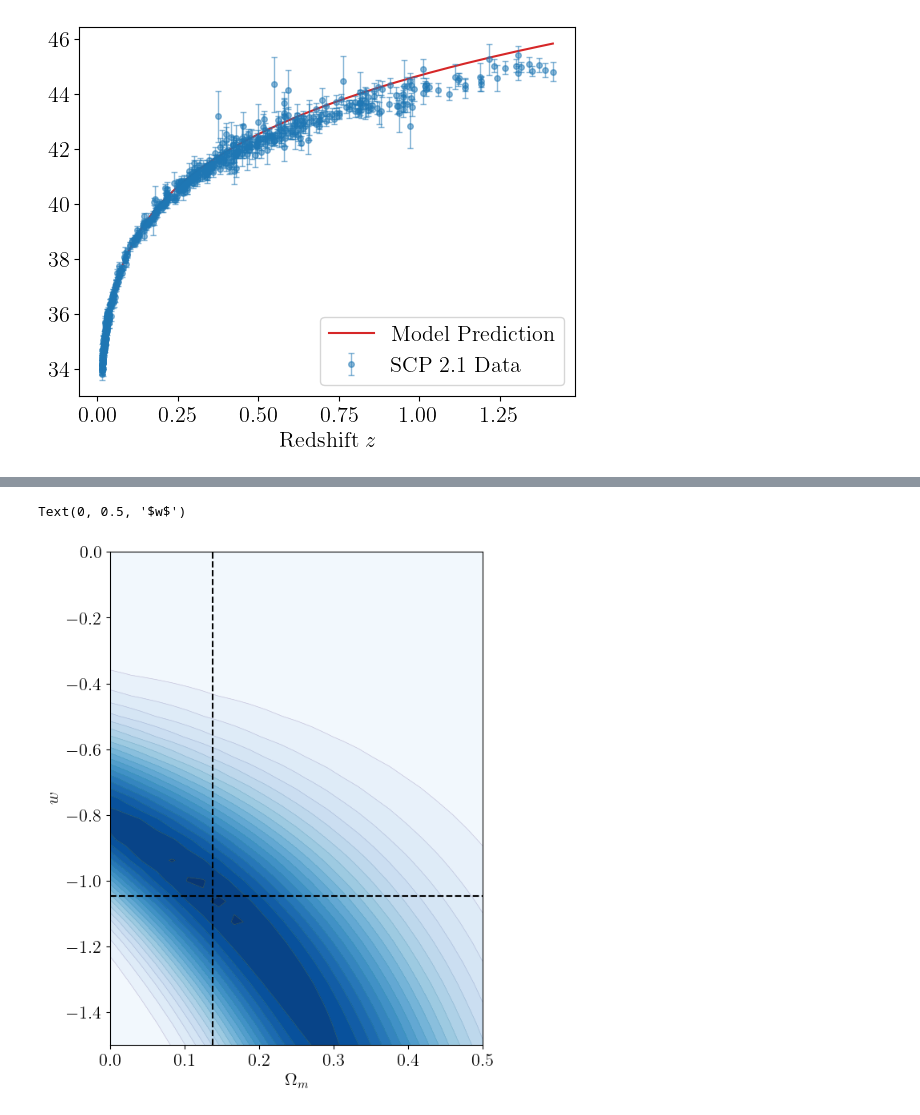
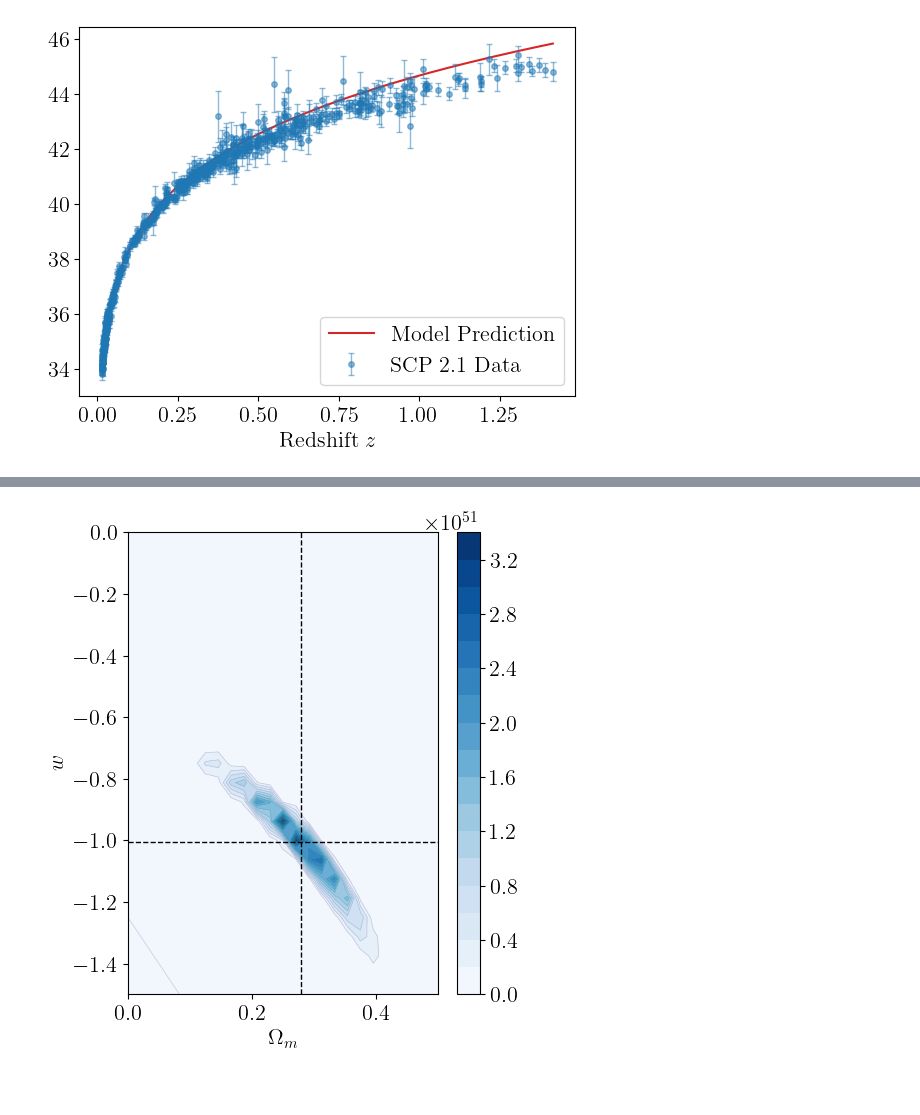
Before and after one commit to j-haralds/Advanced_sim, a Jupyter notebook: proj1_shared/proj1_2_jesper.ipynb, the cells around one changed output, grey strips where cells are left out. Drawn from its saved outputs; the diff is of its cells as text; code cells hidden in the pictures; blank space fills up the shorter version.

```diff
--- a/proj1_shared/proj1_2_jesper.ipynb
+++ b/proj1_shared/proj1_2_jesper.ipynb
@@ -133,6 +136,7 @@ def model(theta, z, H0 = 70):
     return mu
 # %%
 theta0 = [1, -1]
+theta0 = 1
 plt.plot(np.sort(z), model(theta0, np.sort(z)), color='tab:red', label='Model Prediction')
 plt.errorbar(z, df['mu'], yerr=mu_err, fmt='o', markersize=4, elinewidth=1, capsize=2, alpha=0.5, label='SCP 2.1 Data', color='tab:blue')
 plt.xlabel('Redshift $z$');
@@ -161,12 +173,27 @@ def log_likelihood(theta, z, mu, sig_mu):
+# %%
+def ml_param(theta0, z=df['z'], mu=df['mu'], dmu=df['mu_err']):
+    res = scipy.optimize.minimize(lambda th: -log_likelihood(th, z, mu, dmu), theta0)
+    theta_opt = res.x
+    return theta_opt
+
+def bic(theta, z, mu, mu_err):
+    Np = len(theta)
+    Nd = len(mu)
+    return 2 * log_likelihood(theta, z, mu, mu_err) - Np * np.log(Nd)
+
+def aic(theta, z, mu, mu_err):
+    Np = len(theta)
+    return 2 * log_likelihood(theta, z, mu, mu_err) - 2 * Np
 # %%
-Om_lam = 1
-w = -1
-theta0 = [Om_lam, w]
+theta0 = [1, -1]
 like = log_likelihood(theta0, z, df['mu'], mu_err)
 
 print(model(theta0, z[0:1]))
 print('Likelihood:', like)
 
-res = scipy.optimize.minimize(lambda th: -log_likelihood(th, z, df['mu'], mu_err), theta0, bounds=[(0,2),(-3,0)])
-print(res)
+th_opt_lam = ml_param(theta0=[1, -1])
+th_opt_w = ml_param(theta0=1)
+
+print('theta opt lam:', th_opt_lam)
+print('theta opt w:', th_opt_w)
 # %% [output]
@@ -206,13 +225,13 @@ for w_i,i in zip(w_grid, range(len(w_grid))):
         #     print(f'n={n/grid**2*100}%')
         # n+=1
 # %%
-plt.figure(figsize=(6,8))
-plt.contour(1-Om_lam_g, w_g, like, levels=20, color='black', alpha=0.2, linewidths=0.5)#,alpha=0.5)
-plt.contourf(1-Om_lam_g, w_g, like, levels=20, cmap='Blues')#,alpha=0.5)
-plt.vlines(1-res.x[0], ymin=np.min(w_g), ymax=np.max(w_g), colors='black', linestyles='dashed', label='MLE')
-plt.hlines(res.x[1], xmin=0, xmax=0.5, colors='black', linestyles='dashed')
-plt.xlabel('$\Omega_m$')
-plt.ylabel('$w$')
+plt.figure(figsize=(5,6));
+plt.contour(1-Om_lam_g, w_g, like, levels=20, alpha=0.2, linewidths=0.5);
+plt.contourf(1-Om_lam_g, w_g, like, levels=20, cmap='Blues');
+plt.colorbar();
+plt.vlines(1-th_opt_lam[0], ymin=np.min(w_g), ymax=np.max(w_g), colors='black', linestyles='dashed', label='MLE', linewidth=1);
+plt.hlines(th_opt_lam[1], xmin=0, xmax=0.5, colors='black', linestyles='dashed', linewidth=1);
+plt.xlabel(r'$\Omega_m$');
+plt.ylabel('$w$');
 # %% [output]
-Text(0, 0.5, '$w$')
-[figure, old version]
+[figure, new version]
```
Also changed, not shown: parts of 10 cells of this notebook, 1 other file.
